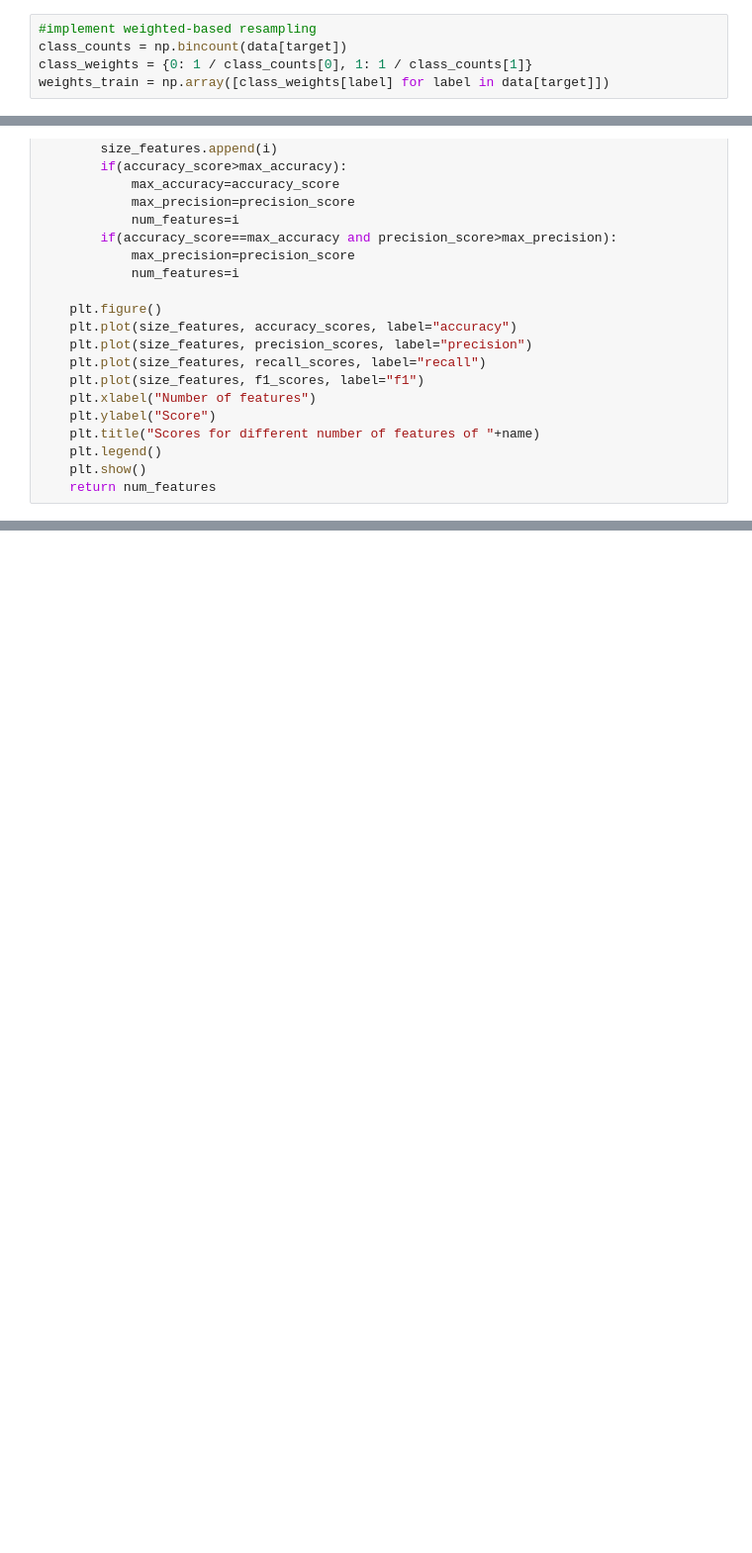
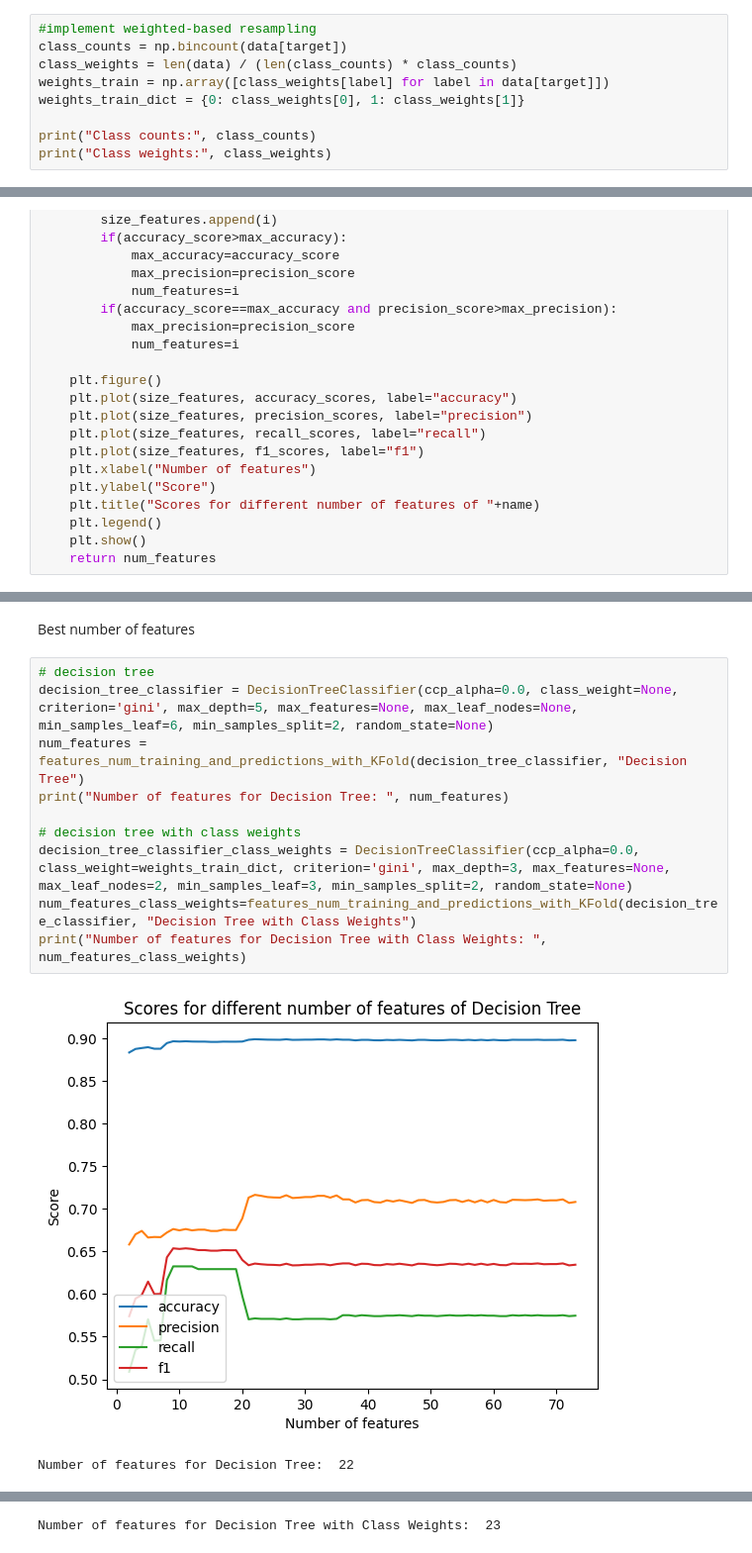
Before and after one commit to marianaosiecka/ML_project_uwr_2025, a Jupyter notebook: project.ipynb, the cells around one changed output, grey strips where cells are left out. Shown at 99% size. Saved outputs shown, nothing was run; the diff lists cells and outputs as text; blank space fills up the shorter version.

Commit message:
decision tree

```diff
--- a/project.ipynb
+++ b/project.ipynb
@@ -409,5 +407,9 @@ dtype: int64
 # %%
 #implement weighted-based resampling
 class_counts = np.bincount(data[target])
-class_weights = {0: 1 / class_counts[0], 1: 1 / class_counts[1]}
+class_weights = len(data) / (len(class_counts) * class_counts)
 weights_train = np.array([class_weights[label] for label in data[target]])
+weights_train_dict = {0: class_weights[0], 1: class_weights[1]}
+
+print("Class counts:", class_counts)
+print("Class weights:", class_weights)
@@ -525,0 +588,15 @@ results_training_resample ={}
+# %% [markdown]
+Best number of features
+# %%
+# decision tree
+decision_tree_classifier = DecisionTreeClassifier(ccp_alpha=0.0, class_weight=None, criterion='gini', max_depth=5, max_features=None, max_leaf_nodes=None, min_samples_leaf=6, min_samples_split=2, random_state=None)
+num_features = features_num_training_and_predictions_with_KFold(decision_tree_classifier, "Decision Tree")
+print("Number of features for Decision Tree: ", num_features)
+
+# decision tree with class weights
+decision_tree_classifier_class_weights = DecisionTreeClassifier(ccp_alpha=0.0, class_weight=weights_train_dict, criterion='gini', max_depth=3, max_features=None, max_leaf_nodes=2, min_samples_leaf=3, min_samples_split=2, random_state=None)
+num_features_class_weights=features_num_training_and_predictions_with_KFold(decision_tree_classifier, "Decision Tree with Class Weights")
+print("Number of features for Decision Tree with Class Weights: ", num_features_class_weights)
+# %% [output]
+[figure, added]
+Number of features for Decision Tree:  22
@@ -525,0 +604 @@ results_training_resample ={}
+Number of features for Decision Tree with Class Weights:  23
```
Also changed, not shown: parts of 14 cells of this notebook.
